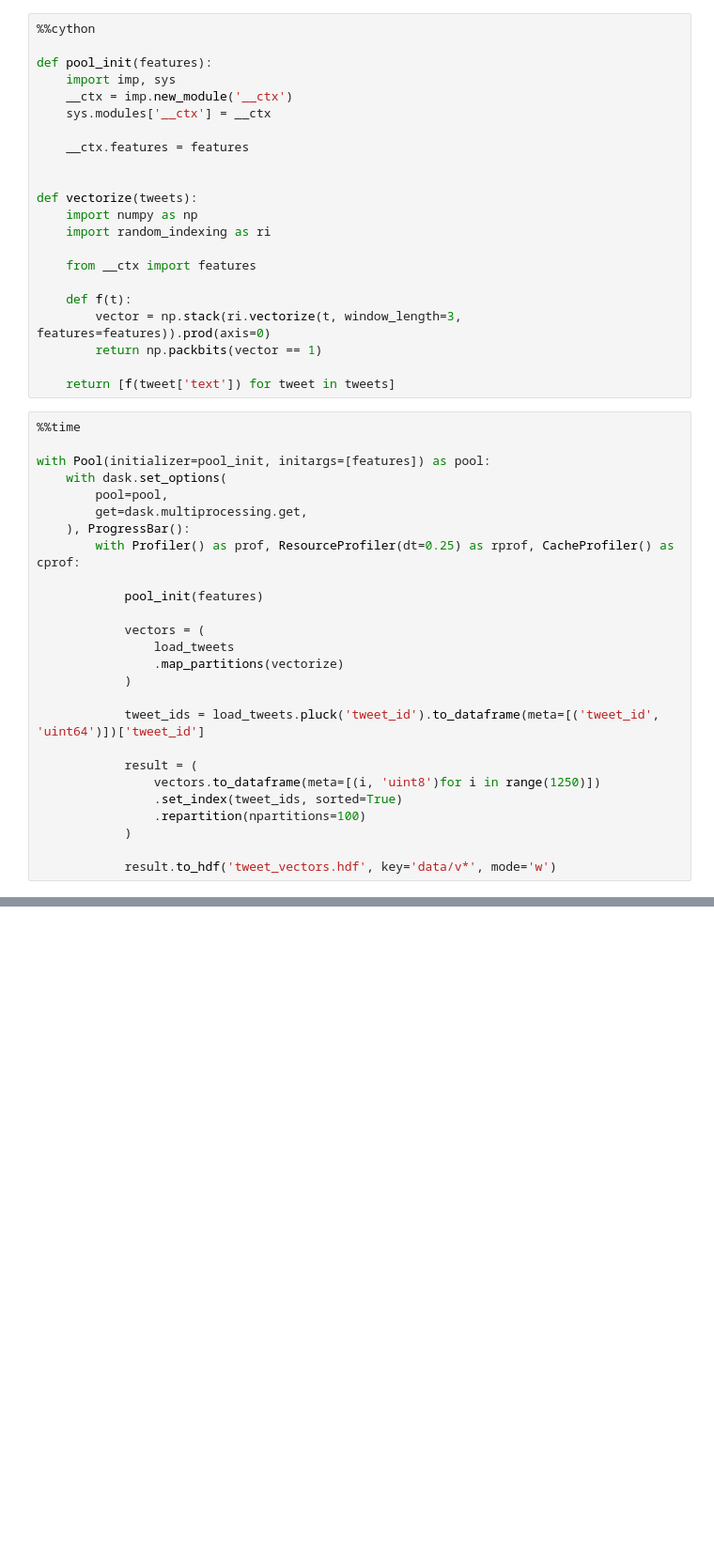
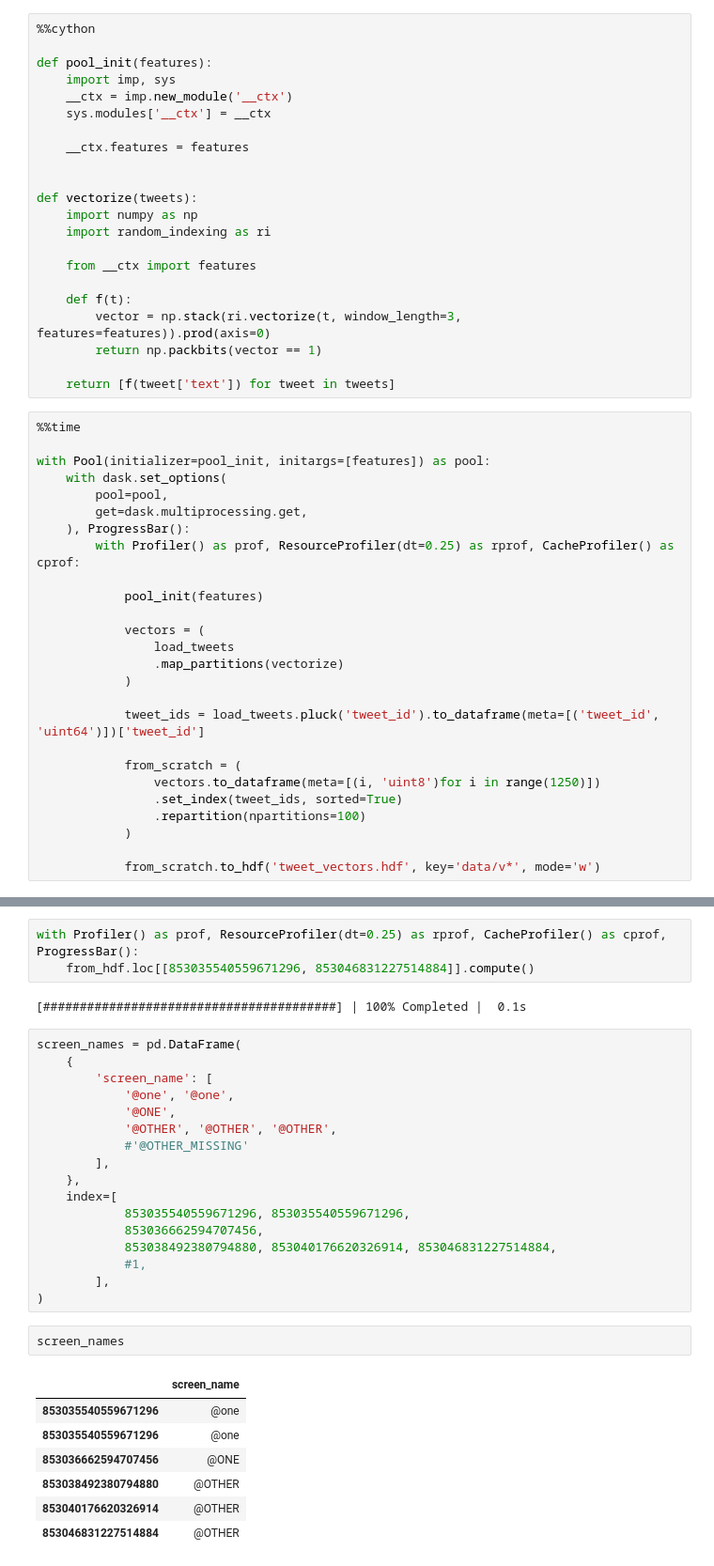
Before and after one commit to dimazest/2018-lv2, a Jupyter notebook: supplement/RI Dask.ipynb, the cells around one changed output, grey strips where cells are left out. Shown at 94% size. Drawn from its saved outputs; the diff is of its cells as text; blank space fills up the shorter version.

```diff
--- a/supplement/RI Dask.ipynb
+++ b/supplement/RI Dask.ipynb
@@ -113,11 +113,11 @@ with Pool(initializer=pool_init, initargs=[features]) as pool:
 
             tweet_ids = load_tweets.pluck('tweet_id').to_dataframe(meta=[('tweet_id', 'uint64')])['tweet_id']
 
-            result = (
+            from_scratch = (
                 vectors.to_dataframe(meta=[(i, 'uint8')for i in range(1250)])
                 .set_index(tweet_ids, sorted=True)
                 .repartition(npartitions=100)
             )
 
-            result.to_hdf('tweet_vectors.hdf', key='data/v*', mode='w')
+            from_scratch.to_hdf('tweet_vectors.hdf', key='data/v*', mode='w')
 # %% [output]
@@ -166,0 +141,32 @@ result
+# %%
+with Profiler() as prof, ResourceProfiler(dt=0.25) as rprof, CacheProfiler() as cprof, ProgressBar():
+    from_hdf.loc[[853035540559671296, 853046831227514884]].compute()
+# %% [output]
+[########################################] | 100% Completed |  0.1s
+# %%
+screen_names = pd.DataFrame(
+    {
+        'screen_name': [
+            '@one', '@one',
+            '@ONE',
+            '@OTHER', '@OTHER', '@OTHER',
+            #'@OTHER_MISSING'
+        ],
+    },
+    index=[
+            853035540559671296, 853035540559671296,
+            853036662594707456,
+            853038492380794880, 853040176620326914, 853046831227514884,
+            #1,
+        ],
+)
+# %%
+screen_names
+# %% [output]
+|  | screen_name |
+| 853035540559671296 | @one |
+| 853035540559671296 | @one |
+| 853036662594707456 | @ONE |
+| 853038492380794880 | @OTHER |
+| 853040176620326914 | @OTHER |
+| 853046831227514884 | @OTHER |
```
Also changed, not shown: parts of 10 cells of this notebook.
